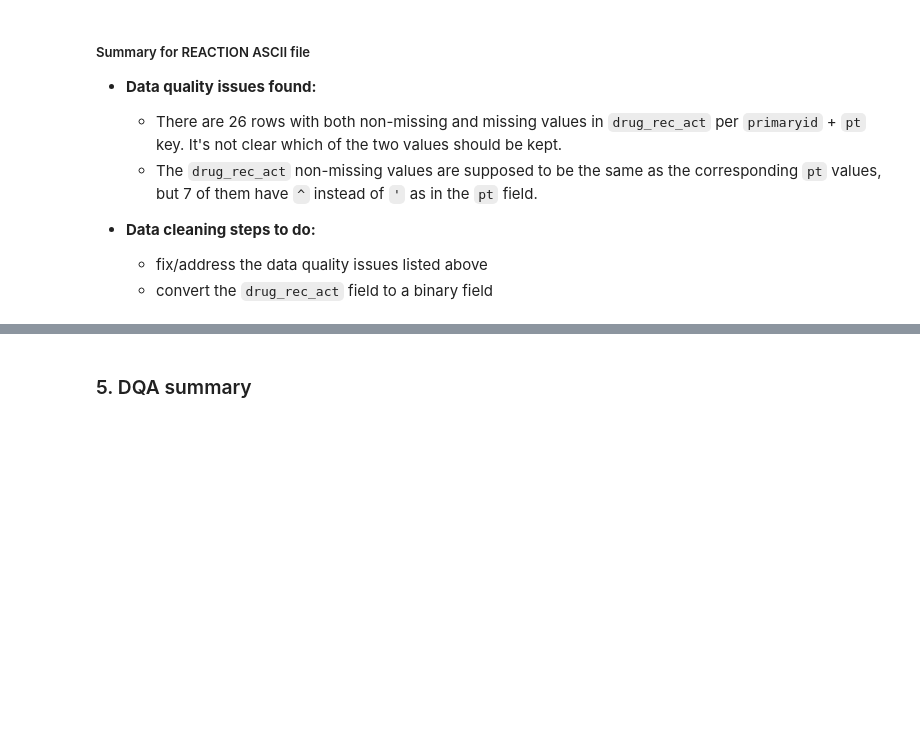
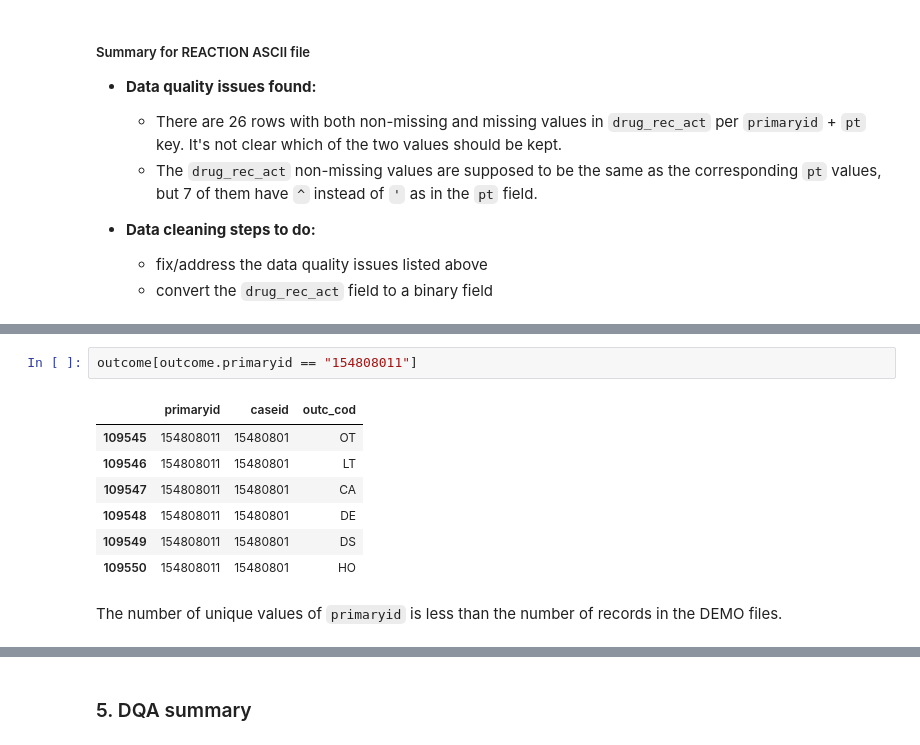
Before and after one commit to 33eyes/FAERS_graph, a Jupyter notebook: data_quality_analysis.ipynb, the cells around one changed output, grey strips where cells are left out. Drawn from its saved outputs; the diff is of its cells as text; blank space fills up the shorter version.

```diff
--- a/data_quality_analysis.ipynb
+++ b/data_quality_analysis.ipynb
@@ -2474,0 +2578,12 @@ According to the documentation for this field, it either repeats the value of `p
+# %%
+outcome[outcome.primaryid == "154808011"]
+# %% [output]
+|  | primaryid | caseid | outc_cod |
+| 109545 | 154808011 | 15480801 | OT |
+| 109546 | 154808011 | 15480801 | LT |
+| 109547 | 154808011 | 15480801 | CA |
+| 109548 | 154808011 | 15480801 | DE |
+| 109549 | 154808011 | 15480801 | DS |
+| 109550 | 154808011 | 15480801 | HO |
+# %% [markdown]
+The number of unique values of `primaryid` is less than the number of records in the DEMO files.
```
Also changed, not shown: parts of 30 cells of this notebook.
